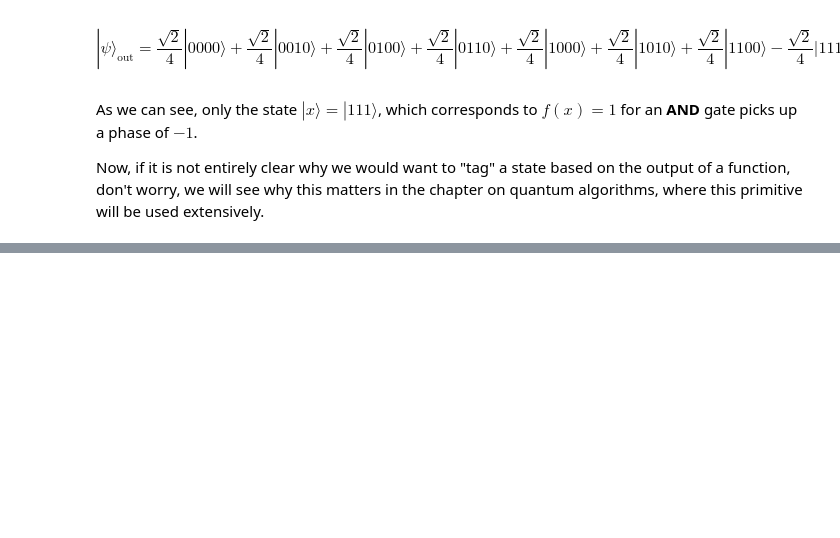
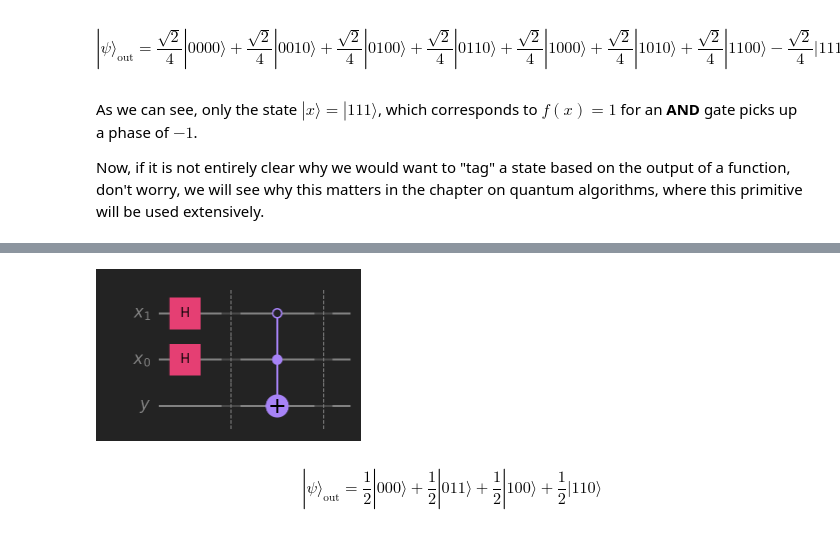
Before and after one commit to learn-quantum/lqc-textbook, a Jupyter notebook: chapters/02_quantum_computing/02_05_quantum_blocks.ipynb, the cells around one changed output, grey strips where cells are left out. Saved outputs shown, nothing was run; the diff lists cells and outputs as text; code cells hidden in the pictures; blank space fills up the shorter version.

Commit message:
update 02_05 and images

```diff
--- a/chapters/02_quantum_computing/02_05_quantum_blocks.ipynb
+++ b/chapters/02_quantum_computing/02_05_quantum_blocks.ipynb
@@ -949,0 +987,16 @@ Now, if it is not entirely clear why we would want to "tag" a state based on the
+# %%
+qr_x = QuantumRegister(2, name='x')
+qr_y = QuantumRegister(1, name='y')
+
+qc = QuantumCircuit(qr_y, qr_x)
+qc.h([2,1])                            # Initialize control in equal superposition
+qc.barrier()
+qc.mcx([1,2], 0, ctrl_state='01')      # Apply Uf
+qc.barrier()
+display(qc.draw())
+
+ψ_out = Statevector(qc)
+ψ_out.draw('latex',prefix='|\\psi \\rangle_{\\text{out}} = ')
+# %% [output]
+[figure, added]
+$$|\psi \rangle_{\text{out}} = \frac{1}{2} |000\rangle+\frac{1}{2} |011\rangle+\frac{1}{2} |100\rangle+\frac{1}{2} |110\rangle$$
```
Also changed, not shown: parts of 11 cells of this notebook, 2 other files.
